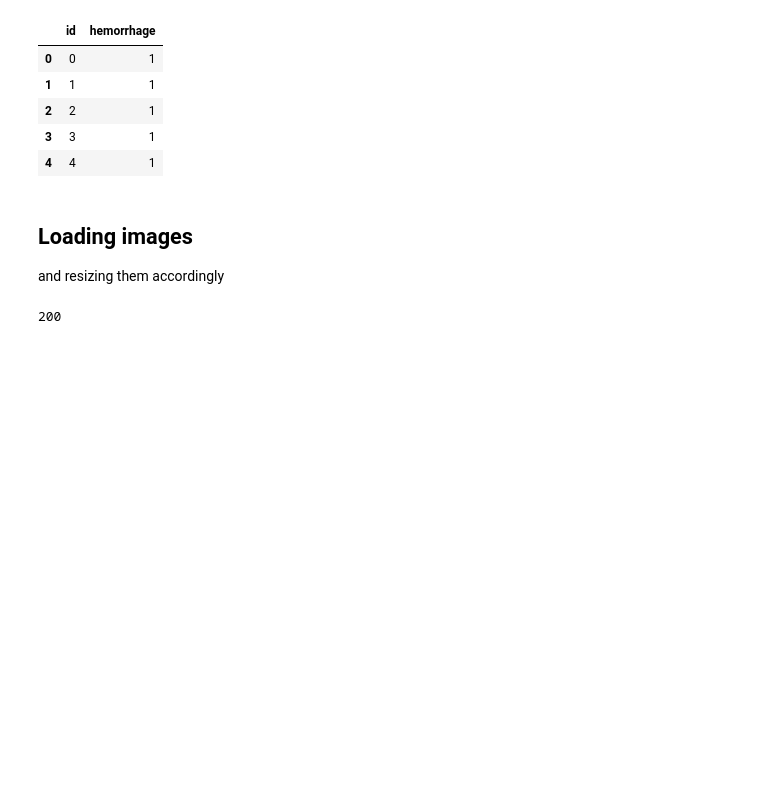
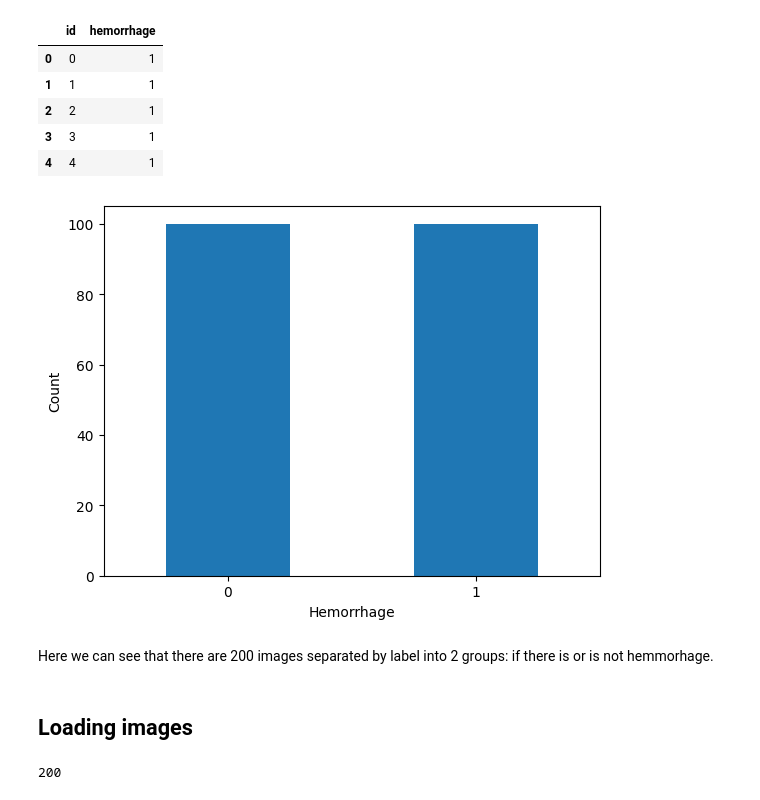
Before and after one commit to MarekVarecka/IAU-quest, a Jupyter notebook: main.ipynb, the cells around one changed output. Cells and saved outputs as stored; diff of their text form; code cells hidden in the pictures; blank space fills up the shorter version.

```diff
--- a/main.ipynb
+++ b/main.ipynb
@@ -65,9 +66,18 @@ labels.head()
 | 2 | 2 | 1 |
 | 3 | 3 | 1 |
 | 4 | 4 | 1 |
+# %%
+labels['hemorrhage'].value_counts().sort_index().plot(kind='bar', xlabel='Hemorrhage', ylabel='Count')
+plt.xticks(rotation=0)
+plt.xlabel('Hemorrhage')
+plt.ylabel('Count')
+plt.show()
+# %% [output]
+[figure, added]
+# %% [markdown]
+Here we can see that there are 200 images separated by label into 2 groups: if there is or is not hemmorhage.
 # %% [markdown]
 ## Loading images
-and resizing them accordingly
 # %%
 images = []
 for file in os.listdir(IMAGES_PATH):
```
Also changed, not shown: parts of 16 cells of this notebook, 1 other file.
